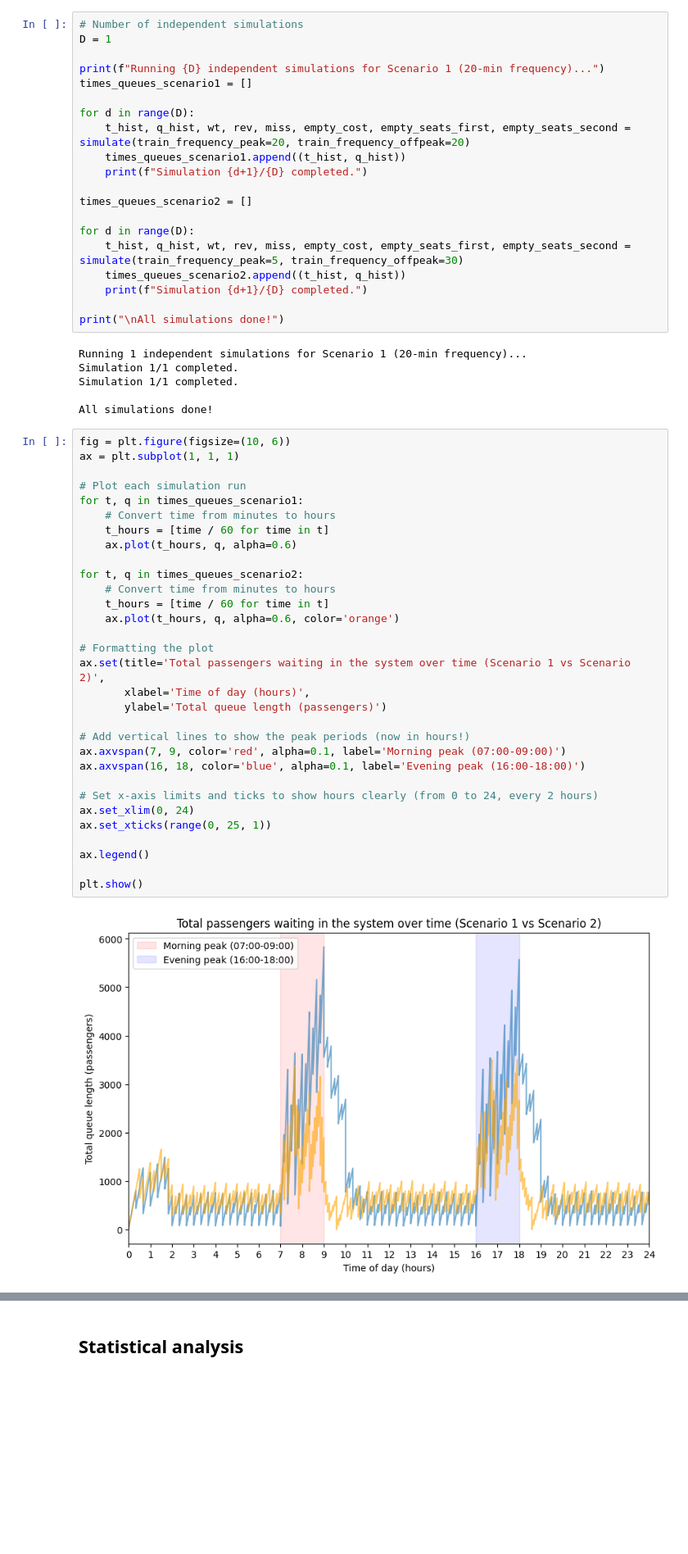
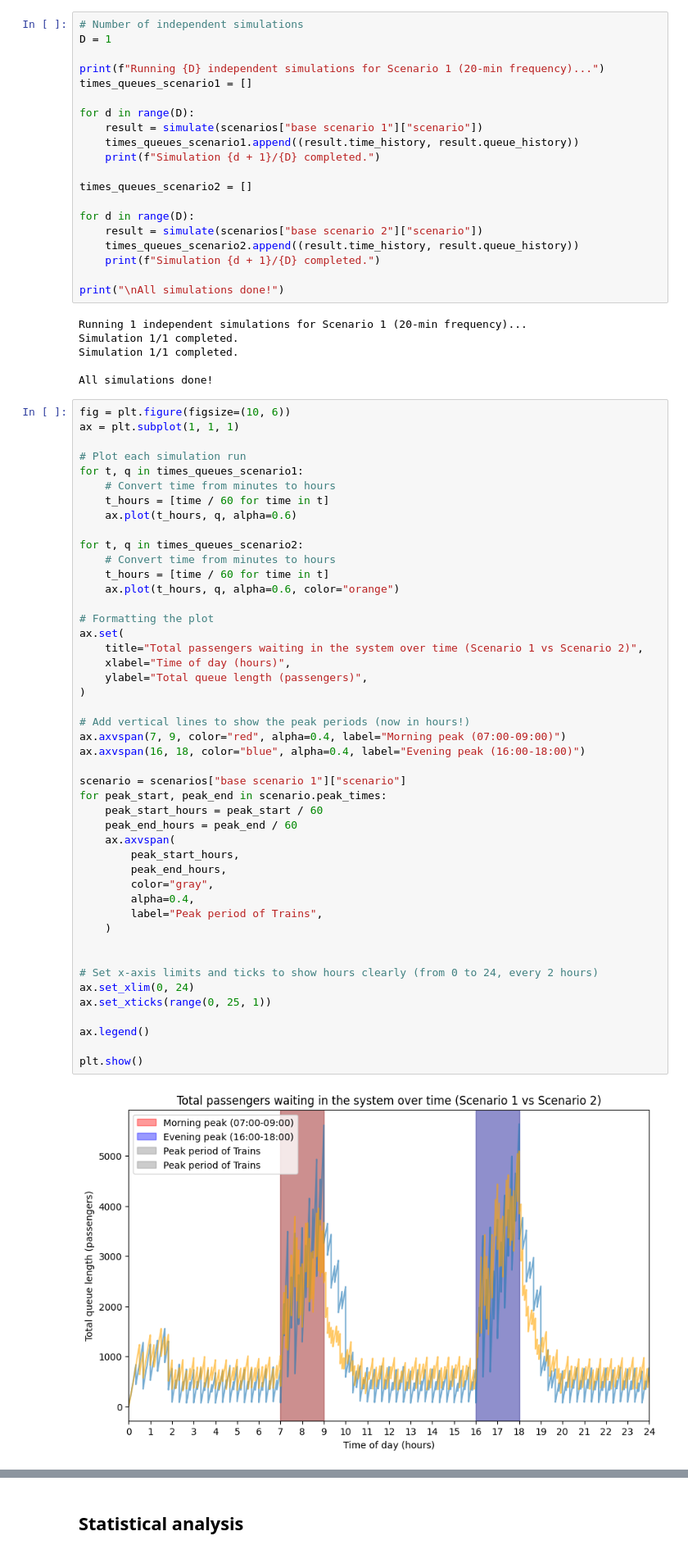
Before and after one commit to Primo909/train-optimization-and-simulation, a Jupyter notebook: AP_main.ipynb, the cells around one changed output, grey strips where cells are left out. Shown at 82% size. Saved outputs shown, nothing was run; the diff lists cells and outputs as text; blank space fills up the shorter version.

Commit message:
Merged results of Elwin and Kevin to AP_main

```diff
--- a/AP_main.ipynb
+++ b/AP_main.ipynb
@@ -342,16 +562,16 @@ print(f"Running {D} independent simulations for Scenario 1 (20-min frequency)...
 times_queues_scenario1 = []
 
 for d in range(D):
-    t_hist, q_hist, wt, rev, miss, empty_cost, empty_seats_first, empty_seats_second = simulate(train_frequency_peak=20, train_frequency_offpeak=20)
-    times_queues_scenario1.append((t_hist, q_hist))
-    print(f"Simulation {d+1}/{D} completed.")
+    result = simulate(scenarios["base scenario 1"]["scenario"])
+    times_queues_scenario1.append((result.time_history, result.queue_history))
+    print(f"Simulation {d + 1}/{D} completed.")
 
 times_queues_scenario2 = []
 
 for d in range(D):
-    t_hist, q_hist, wt, rev, miss, empty_cost, empty_seats_first, empty_seats_second = simulate(train_frequency_peak=5, train_frequency_offpeak=30)
-    times_queues_scenario2.append((t_hist, q_hist))
-    print(f"Simulation {d+1}/{D} completed.")
+    result = simulate(scenarios["base scenario 2"]["scenario"])
+    times_queues_scenario2.append((result.time_history, result.queue_history))
+    print(f"Simulation {d + 1}/{D} completed.")
 
 print("\nAll simulations done!")
 # %% [output]
@@ -363,35 +583,50 @@ All simulations done!
 # %%
 fig = plt.figure(figsize=(10, 6))
 ax = plt.subplot(1, 1, 1)
 
 # Plot each simulation run
 for t, q in times_queues_scenario1:
     # Convert time from minutes to hours
     t_hours = [time / 60 for time in t]
     ax.plot(t_hours, q, alpha=0.6)
 
 for t, q in times_queues_scenario2:
     # Convert time from minutes to hours
     t_hours = [time / 60 for time in t]
-    ax.plot(t_hours, q, alpha=0.6, color='orange')
+    ax.plot(t_hours, q, alpha=0.6, color="orange")
 
 # Formatting the plot
-ax.set(title='Total passengers waiting in the system over time (Scenario 1 vs Scenario 2)',
-       xlabel='Time of day (hours)',
-       ylabel='Total queue length (passengers)')
+ax.set(
+    title="Total passengers waiting in the system over time (Scenario 1 vs Scenario 2)",
+    xlabel="Time of day (hours)",
+    ylabel="Total queue length (passengers)",
+)
 
 # Add vertical lines to show the peak periods (now in hours!)
-ax.axvspan(7, 9, color='red', alpha=0.1, label='Morning peak (07:00-09:00)')
-ax.axvspan(16, 18, color='blue', alpha=0.1, label='Evening peak (16:00-18:00)')
+ax.axvspan(7, 9, color="red", alpha=0.4, label="Morning peak (07:00-09:00)")
+ax.axvspan(16, 18, color="blue", alpha=0.4, label="Evening peak (16:00-18:00)")
+
+scenario = scenarios["base scenario 1"]["scenario"]
+for peak_start, peak_end in scenario.peak_times:
+    peak_start_hours = peak_start / 60
+    peak_end_hours = peak_end / 60
+    ax.axvspan(
+        peak_start_hours,
+        peak_end_hours,
+        color="gray",
+        alpha=0.4,
+        label="Peak period of Trains",
+    )
+
 
 # Set x-axis limits and ticks to show hours clearly (from 0 to 24, every 2 hours)
 ax.set_xlim(0, 24)
 ax.set_xticks(range(0, 25, 1))
 
 ax.legend()
 
 plt.show()
 # %% [output]
-[figure, old version]
+[figure, new version]
 # %%
 plt.figure(figsize=(10, 6))
```
Also changed, not shown: parts of 22 cells of this notebook, 2 other files.
